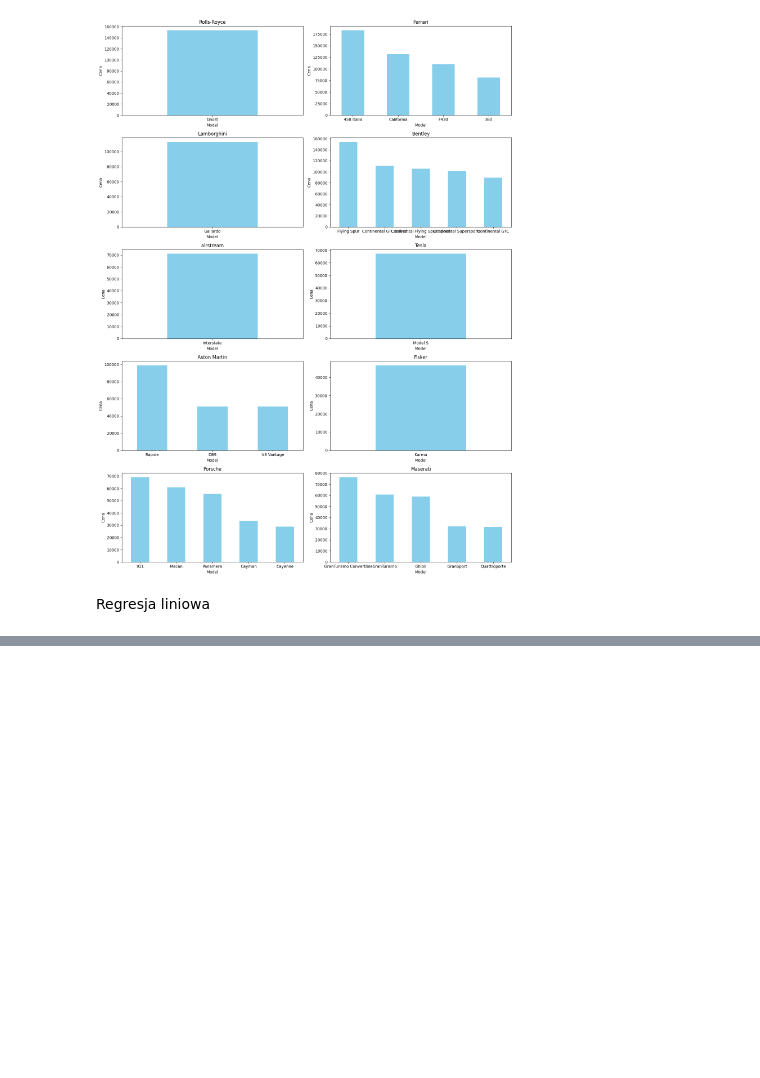
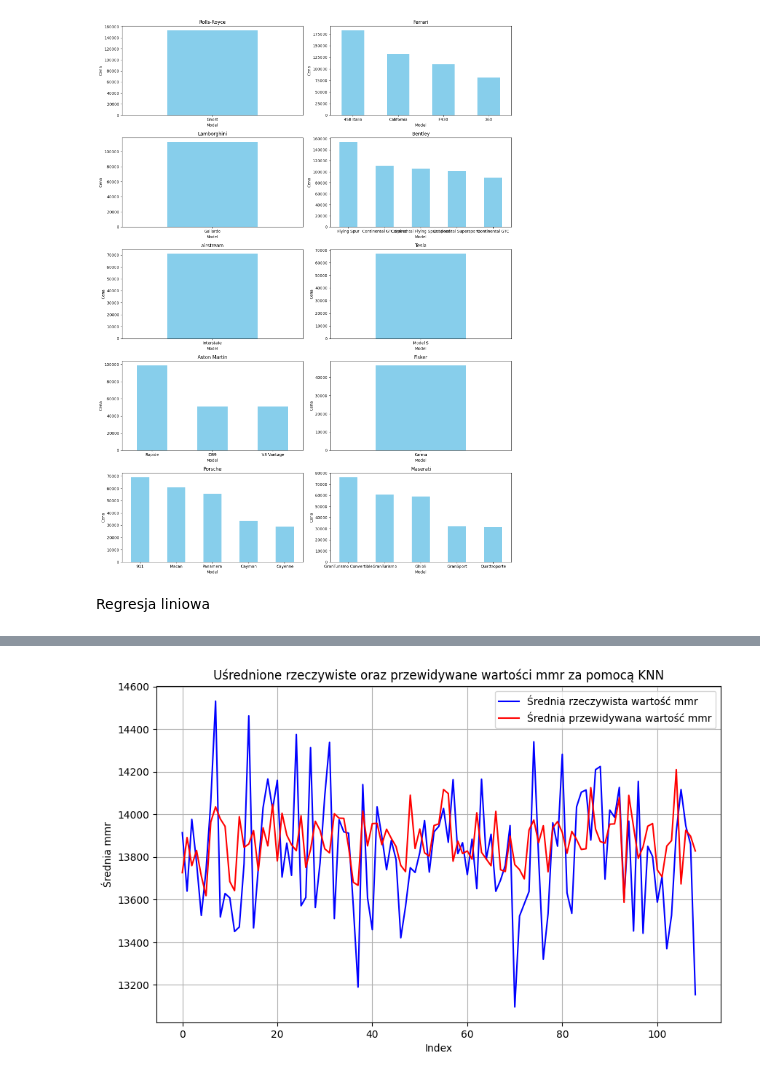
Before and after one commit to Michal170/big_data_analysis, a Jupyter notebook: car_prices.ipynb, the cells around one changed output, grey strips where cells are left out. Cells and saved outputs as stored; diff of their text form; code cells hidden in the pictures; blank space fills up the shorter version.

```diff
--- a/car_prices.ipynb
+++ b/car_prices.ipynb
@@ -211,33 +230,34 @@ plt.show()
 # %%
-from sklearn.svm import SVR
+from sklearn.neighbors import KNeighborsRegressor
 
 X = pd.get_dummies(data['make'])
 y = data['mmr']
 
 X_train, X_test, y_train, y_test = train_test_split(X, y, test_size=0.20, random_state=1410)
 
-svr_model = SVR()
-svr_model.fit(X_train, y_train)
+knn_model = KNeighborsRegressor()
+knn_model.fit(X_train, y_train)
 
-y_pred = svr_model.predict(X_test)
+y_pred = mlp_model.predict(X_test)
 result_df = pd.DataFrame({'Actual': y_test, 'Predicted': y_pred})
-y_test_avg = y_test.groupby(y_test.index // 10).mean()
 # %%
-bins = np.arange(0, len(y_test) + 1, 2000)
+bins = np.arange(0, len(y_test) + 1, 1000)
 
 y_test_binned_avg = [y_test.iloc[bins[i]:bins[i+1]].mean() for i in range(len(bins)-1)]
 y_pred_binned_avg = [y_pred[bins[i]:bins[i+1]].mean() for i in range(len(bins)-1)]
 
 plt.figure(figsize=(10, 6))
 
 plt.plot(y_test_binned_avg, label='Średnia rzeczywista wartość mmr', color='blue')
 plt.plot(y_pred_binned_avg, label='Średnia przewidywana wartość mmr', color='red')
 
 
 plt.xlabel('Index')
 plt.ylabel('Średnia mmr')
-plt.title('Uśrednione rzeczywiste oraz przewidywane wartości mmr za pomocą SVR')
+plt.title('Uśrednione rzeczywiste oraz przewidywane wartości mmr za pomocą KNN')
 plt.legend()
 plt.grid()
 
 plt.show()
+# %% [output]
+[figure, added]
```
Also changed, not shown: parts of 5 cells of this notebook.
